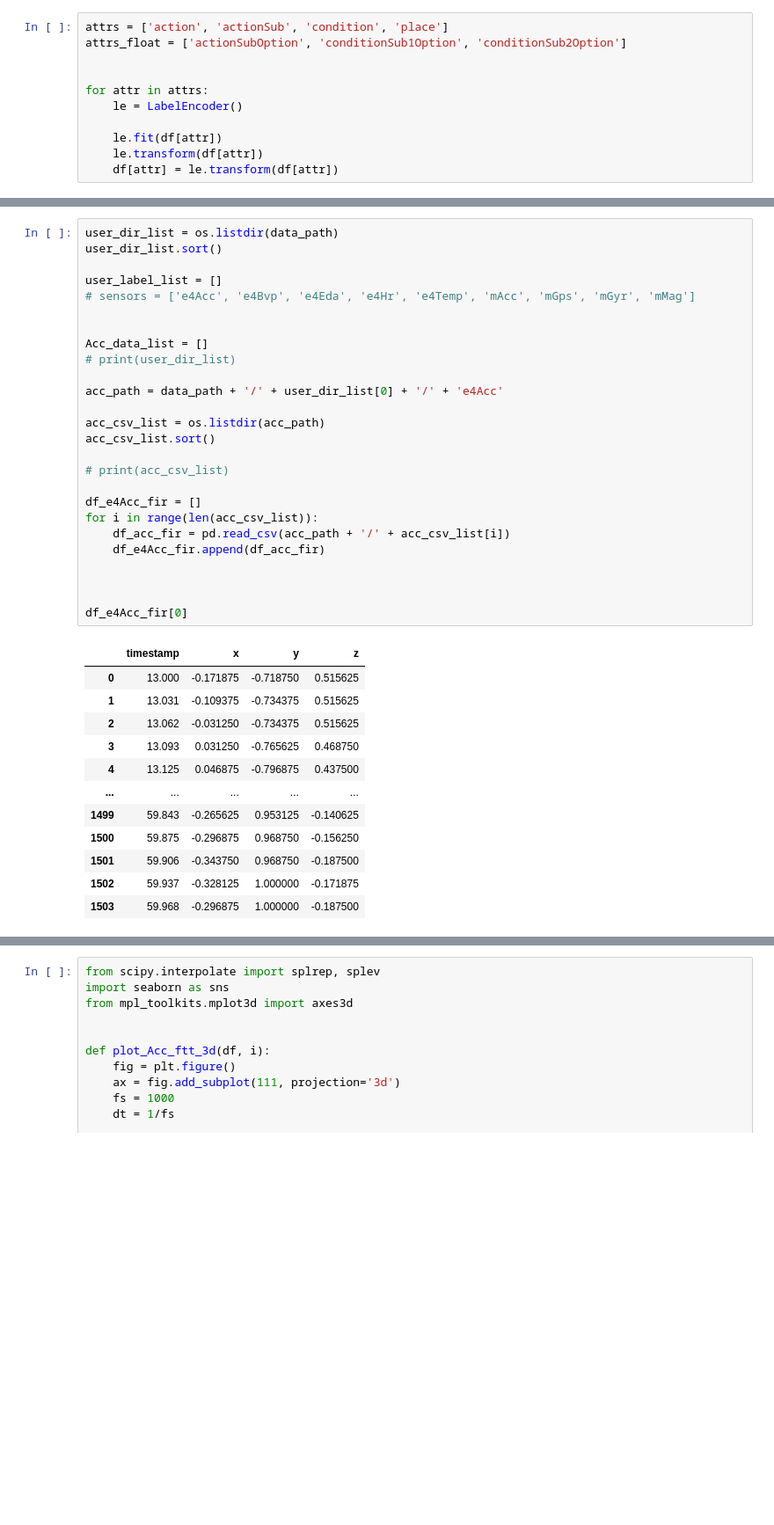
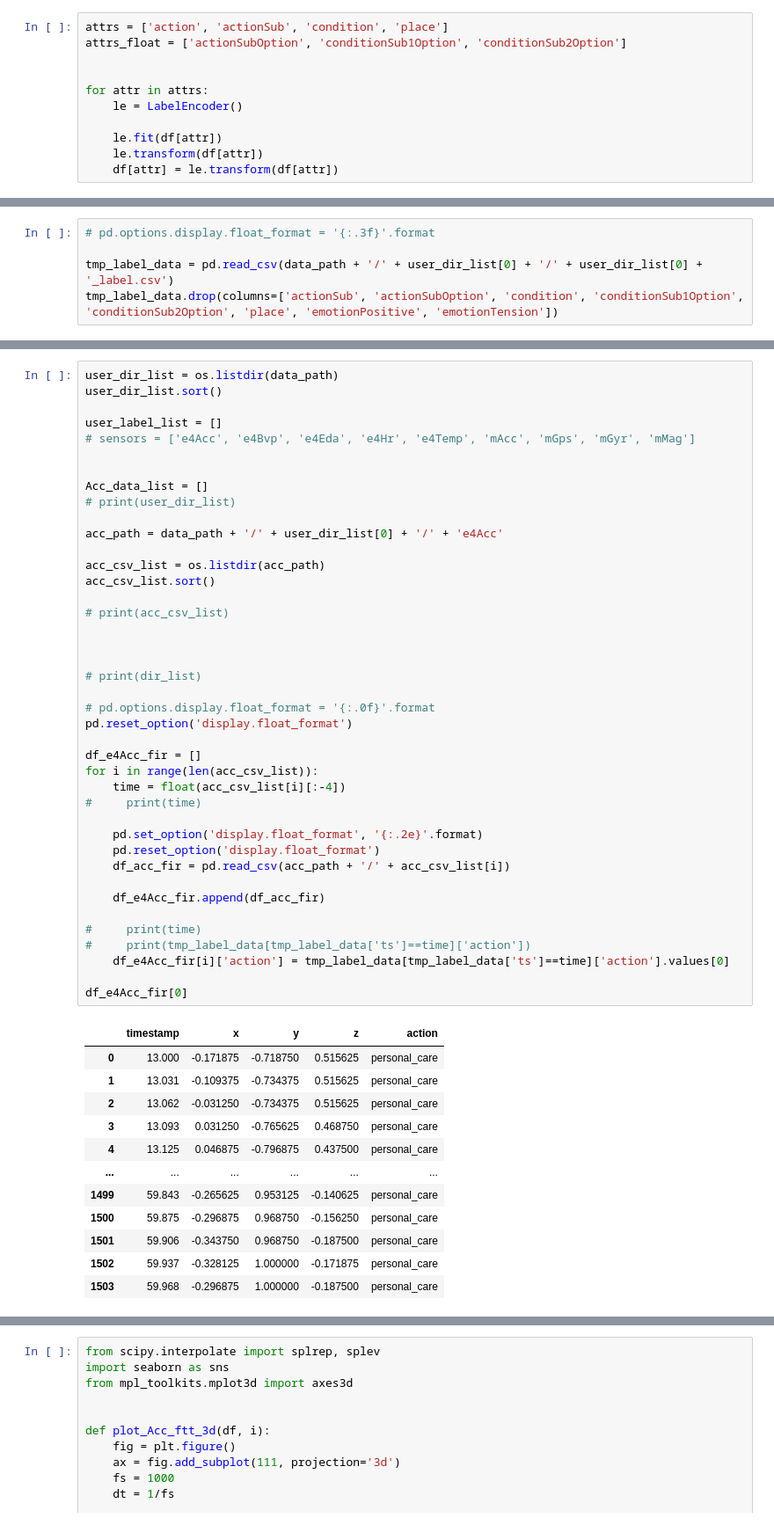
Before and after one commit to ianpark318/ETRI2023, a Jupyter notebook: EDA_minseong.ipynb, the cells around one changed output, grey strips where cells are left out. Shown at 88% size. Saved outputs shown, nothing was run; the diff lists cells and outputs as text; blank space fills up the shorter version.

```diff
--- a/EDA_minseong.ipynb
+++ b/EDA_minseong.ipynb
@@ -247,0 +233,5 @@ df.dropna(axis=0)
+# %%
+# pd.options.display.float_format = '{:.3f}'.format
+
+tmp_label_data = pd.read_csv(data_path + '/' + user_dir_list[0] + '/' + user_dir_list[0] + '_label.csv')
+tmp_label_data.drop(columns=['actionSub', 'actionSubOption', 'condition', 'conditionSub1Option', 'conditionSub2Option', 'place', 'emotionPositive', 'emotionTension'])
@@ -248,39 +252,54 @@ df.dropna(axis=0)
 # %%
 user_dir_list = os.listdir(data_path)
 user_dir_list.sort()
 
 user_label_list = []
 # sensors = ['e4Acc', 'e4Bvp', 'e4Eda', 'e4Hr', 'e4Temp', 'mAcc', 'mGps', 'mGyr', 'mMag']
 
 
 Acc_data_list = []
 # print(user_dir_list)
 
 acc_path = data_path + '/' + user_dir_list[0] + '/' + 'e4Acc'
 
 acc_csv_list = os.listdir(acc_path)
 acc_csv_list.sort()
 
 # print(acc_csv_list)
 
+
+
+# print(dir_list)
+
+# pd.options.display.float_format = '{:.0f}'.format
+pd.reset_option('display.float_format')
+
 df_e4Acc_fir = []
 for i in range(len(acc_csv_list)):
+    time = float(acc_csv_list[i][:-4])
+#     print(time)
+
+    pd.set_option('display.float_format', '{:.2e}'.format)
+    pd.reset_option('display.float_format')
     df_acc_fir = pd.read_csv(acc_path + '/' + acc_csv_list[i])
+
     df_e4Acc_fir.append(df_acc_fir)
 
-
+#     print(time)
+#     print(tmp_label_data[tmp_label_data['ts']==time]['action'])
+    df_e4Acc_fir[i]['action'] = tmp_label_data[tmp_label_data['ts']==time]['action'].values[0]
 
 df_e4Acc_fir[0]
 # %% [output]
-|  | timestamp | x | y | z |
-| 0 | 13.000 | -0.171875 | -0.718750 | 0.515625 |
-| 1 | 13.031 | -0.109375 | -0.734375 | 0.515625 |
-| 2 | 13.062 | -0.031250 | -0.734375 | 0.515625 |
-| 3 | 13.093 | 0.031250 | -0.765625 | 0.468750 |
-| 4 | 13.125 | 0.046875 | -0.796875 | 0.437500 |
-| ... | ... | ... | ... | ... |
-| 1499 | 59.843 | -0.265625 | 0.953125 | -0.140625 |
-| 1500 | 59.875 | -0.296875 | 0.968750 | -0.156250 |
-| 1501 | 59.906 | -0.343750 | 0.968750 | -0.187500 |
-| 1502 | 59.937 | -0.328125 | 1.000000 | -0.171875 |
-| 1503 | 59.968 | -0.296875 | 1.000000 | -0.187500 |
+|  | timestamp | x | y | z | action |
+| 0 | 13.000 | -0.171875 | -0.718750 | 0.515625 | personal_care |
+| 1 | 13.031 | -0.109375 | -0.734375 | 0.515625 | personal_care |
+| 2 | 13.062 | -0.031250 | -0.734375 | 0.515625 | personal_care |
+| 3 | 13.093 | 0.031250 | -0.765625 | 0.468750 | personal_care |
+| 4 | 13.125 | 0.046875 | -0.796875 | 0.437500 | personal_care |
+| ... | ... | ... | ... | ... | ... |
+| 1499 | 59.843 | -0.265625 | 0.953125 | -0.140625 | personal_care |
+| 1500 | 59.875 | -0.296875 | 0.968750 | -0.156250 | personal_care |
+| 1501 | 59.906 | -0.343750 | 0.968750 | -0.187500 | personal_care |
+| 1502 | 59.937 | -0.328125 | 1.000000 | -0.171875 | personal_care |
+| 1503 | 59.968 | -0.296875 | 1.000000 | -0.187500 | personal_care |
```
Also changed, not shown: parts of 30 cells of this notebook.
